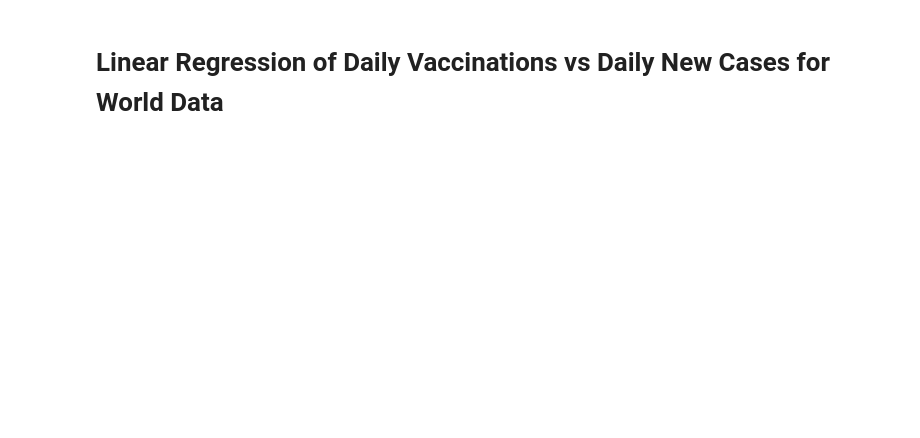
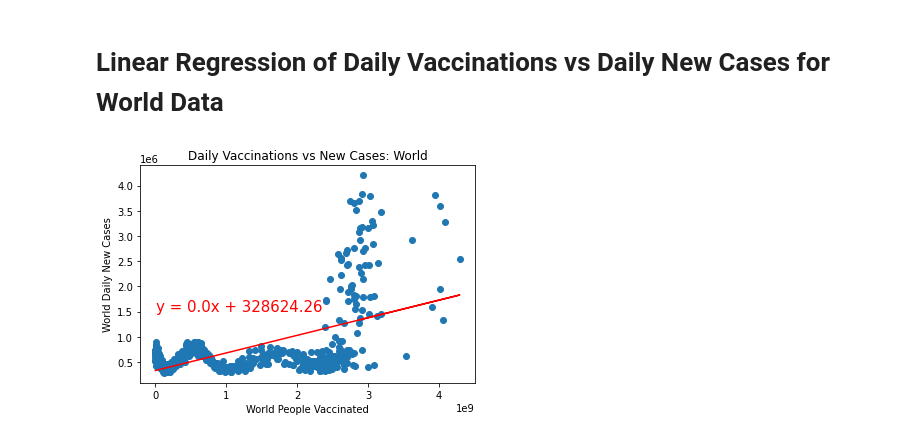
Before and after one commit to oiwuoni/group-3-bootcamp-project-1-repo, a Jupyter notebook: Final_Analysis.ipynb, the cells around one changed output. Cells and saved outputs as stored; diff of their text form; code cells hidden in the pictures; blank space fills up the shorter version.

```diff
--- a/Final_Analysis.ipynb
+++ b/Final_Analysis.ipynb
@@ -161,2 +199,19 @@ plt.show()
 # %% [markdown]
 # Linear Regression of Daily Vaccinations vs Daily New Cases for World Data
+# %%
+(slope, intercept, rvalue, pvalue, stderr) = stats.linregress(world_df['people_vaccinated'], \
+                                                           world_df['new_cases'])
+
+regress_values = world_df['people_vaccinated'] * slope + intercept
+line_equation = "y = " + str(round(slope, 2)) + "x + " + str(round(intercept, 2))
+plt.plot(world_df['people_vaccinated'], regress_values, "r-")
+
+
+plt.annotate(line_equation, (0.01e9,1.5e6), fontsize=15, color="red")
+plt.scatter( world_df['people_vaccinated'], world_df['new_cases'])
+plt.xlabel('World People Vaccinated')
+plt.ylabel ('World Daily New Cases')
+plt.title("Daily Vaccinations vs New Cases: World")
+plt.show()
+# %% [output]
+[figure, added]
```
Also changed, not shown: parts of 12 cells of this notebook, 11 other files.
